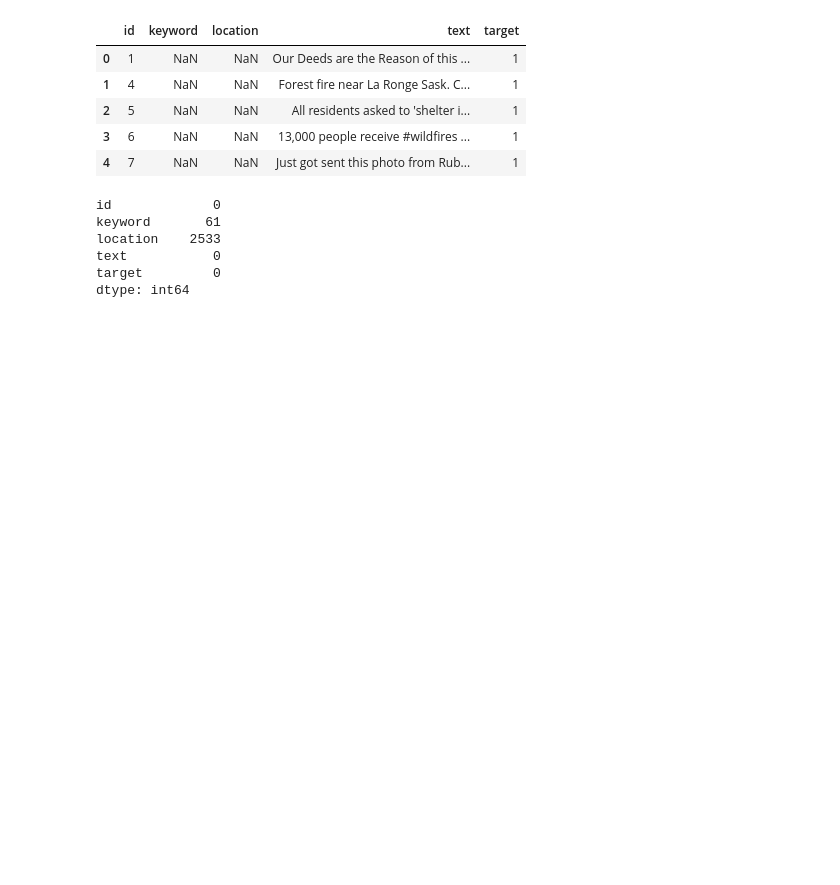
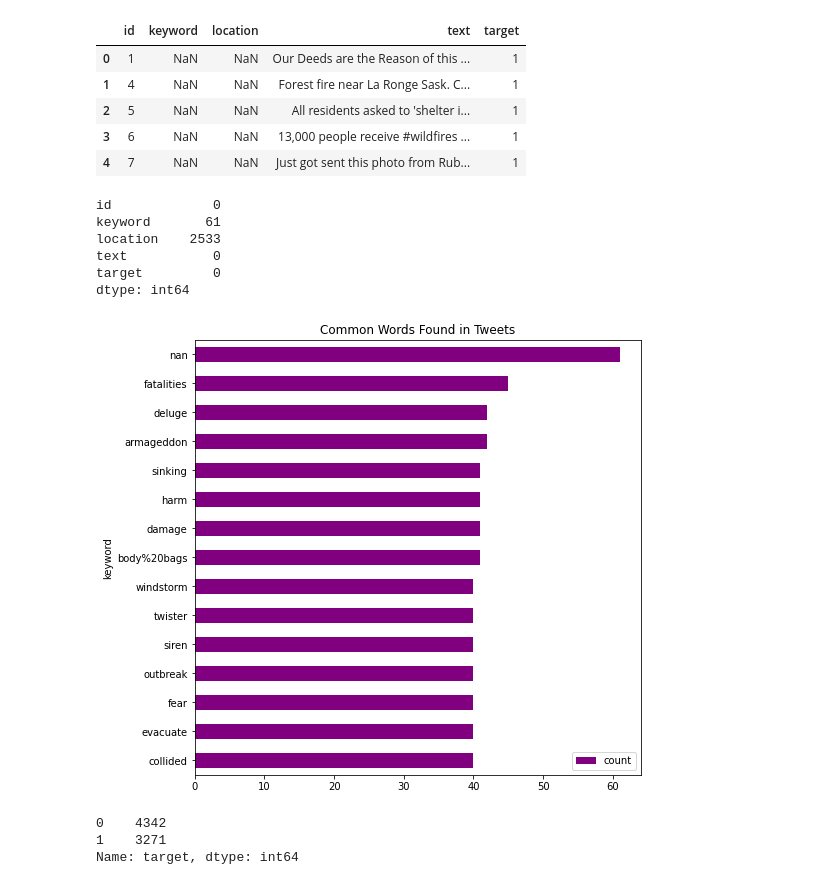
Before and after one commit to KORshinjoonghyeok/Live-Tweets-Disaster-Analysis-with-BERT, a Jupyter notebook: Live_Tweets_Disaster_Analysis_with_BERT.ipynb, the cells around one changed output. Cells and saved outputs as stored; diff of their text form; code cells hidden in the pictures; blank space fills up the shorter version.

```diff
--- a/Live_Tweets_Disaster_Analysis_with_BERT.ipynb
+++ b/Live_Tweets_Disaster_Analysis_with_BERT.ipynb
@@ -84,3 +82,31 @@ location    2533
 text           0
 target         0
 dtype: int64
+# %%
+                            # empty list for holding keyword from each row of train['keyword']
+keyword_combined=[]
+for i in range(len(train)):
+ keyword_combined.append(train['keyword'].iloc[i])
+
+import collections
+# count instances of each keyword
+keyword_counters = collections.Counter(keyword_combined)
+
+# make dataframe with words and their corresponding counts
+keyword_with_counts = pd.DataFrame(keyword_counters.most_common(15),
+                            columns=['keyword', 'count'])
+
+fig, ax = plt.subplots(figsize=(8, 8))
+
+# Plot horizontal bar graph
+# plot the frequency distribution after sorting
+keyword_with_counts.sort_values(by='count').plot.barh(x='keyword',
+                     y='count',
+                     ax=ax,
+                     color="purple")
+
+ax.set_title("Common Words Found in Tweets")
+
+plt.show()
+# %% [output]
+[figure, added]
@@ -86,0 +116,6 @@ dtype: int64
+# %%
+train['target'].value_counts()
+# %% [output]
+0    4342
+1    3271
+Name: target, dtype: int64
```
Also changed, not shown: parts of 10 cells of this notebook.
